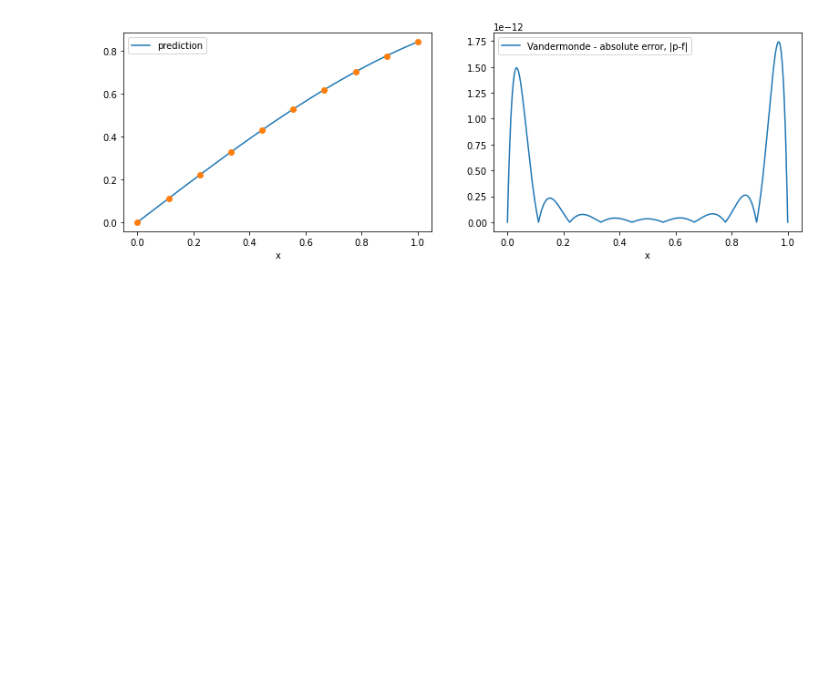
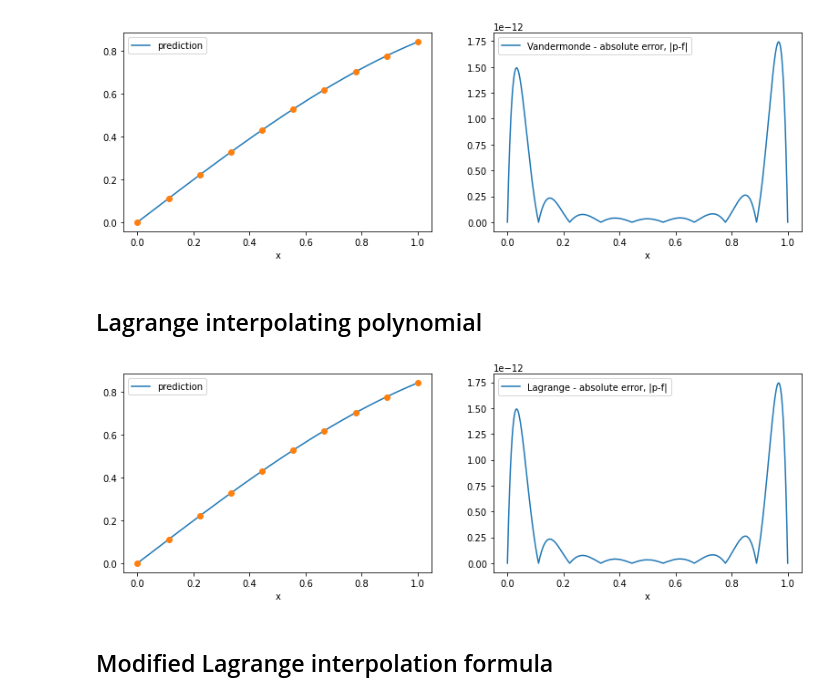
Before and after one commit to teshenglin/computational_mathematics, a Jupyter notebook: polynomial_interpolation.ipynb, the cells around one changed output. Saved outputs shown, nothing was run; the diff lists cells and outputs as text; code cells hidden in the pictures; blank space fills up the shorter version.

```diff
--- a/polynomial_interpolation.ipynb
+++ b/polynomial_interpolation.ipynb
@@ -256,3 +257,5 @@ plt.xlabel('x')
 plt.show()
 # %% [output]
 [figure]
+# %% [markdown]
+## Lagrange interpolating polynomial
@@ -258,0 +290,28 @@ plt.show()
+# %%
+ynew7 = lag_polynomial(x, y, xnew)
+# %%
+# set up a figure twice as wide as it is tall
+fig = plt.figure(figsize=plt.figaspect(0.3))
+
+#===============
+#  First subplot
+#===============
+# set up the axes for the first plot
+ax = fig.add_subplot(1, 2, 1)
+plt.plot(xnew, ynew7, '-', x, y, 'o')
+plt.legend(['prediction'], loc='upper left')
+plt.xlabel('x')
+
+#===============
+# Second subplot
+#===============
+# set up the axes for the second plot
+ax = fig.add_subplot(1, 2, 2)
+plt.plot(xnew, np.abs(ynew7-fynew))
+plt.legend(['Lagrange - absolute error, |p-f|'], loc='upper left')
+plt.xlabel('x')
+plt.show()
+# %% [output]
+[figure, added]
+# %% [markdown]
+## Modified Lagrange interpolation formula
```
Also changed, not shown: parts of 13 cells of this notebook.
